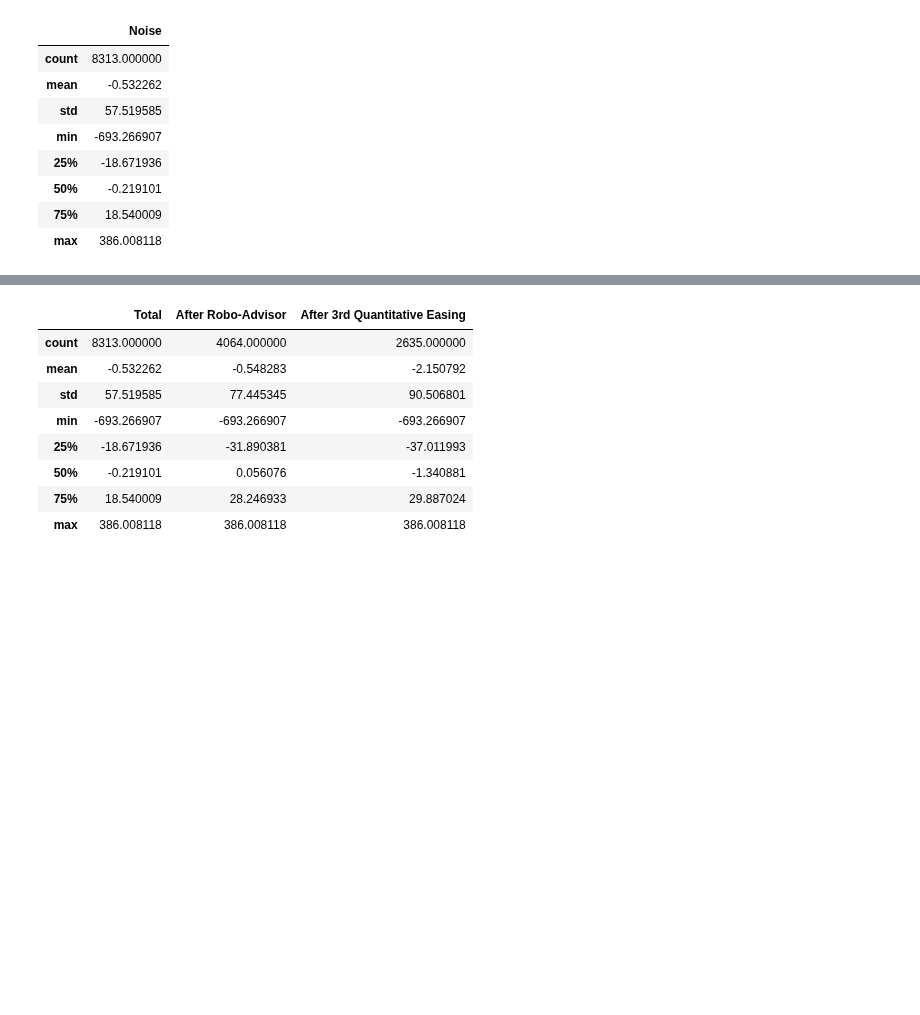
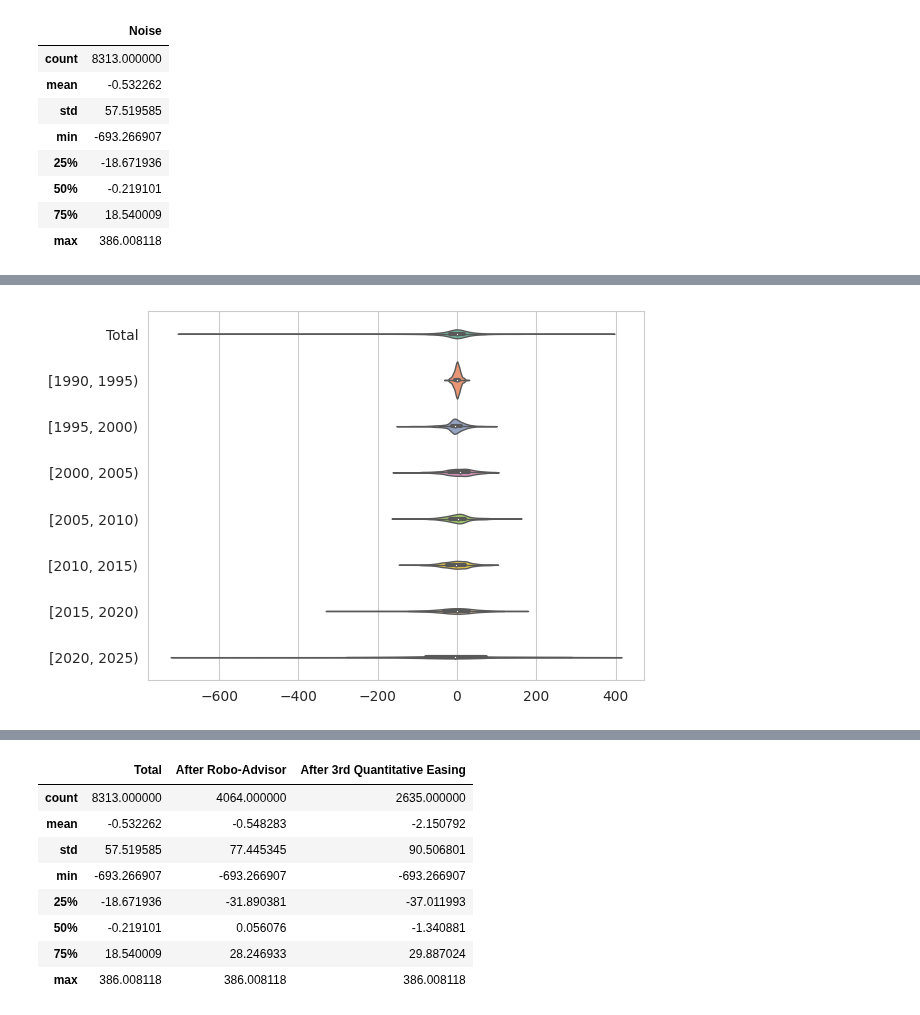
Before and after one commit to SOL1archive/Fin-Data-Denoising, a Jupyter notebook: noise-analysis.ipynb, the cells around one changed output, grey strips where cells are left out. Saved outputs shown, nothing was run; the diff lists cells and outputs as text; code cells hidden in the pictures; blank space fills up the shorter version.

```diff
--- a/noise-analysis.ipynb
+++ b/noise-analysis.ipynb
@@ -59,0 +68,4 @@ period_df
+# %%
+_ = sns.violinplot(period_df, orient='h', palette='Set2', bw=.2, cut=1, linewidth=1)
+# %% [output]
+[figure, added]
```
Also changed, not shown: parts of 16 cells of this notebook, 1 other file.
